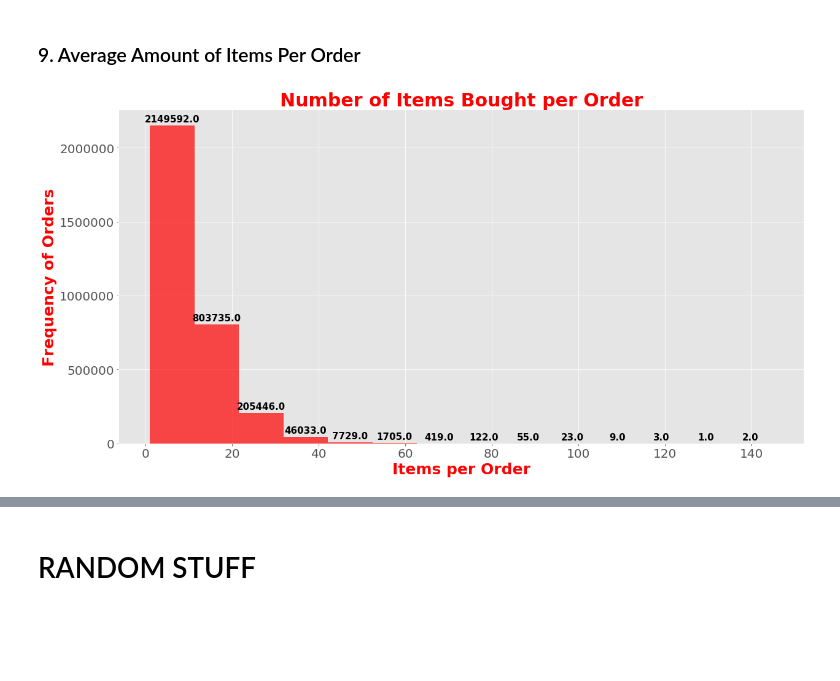
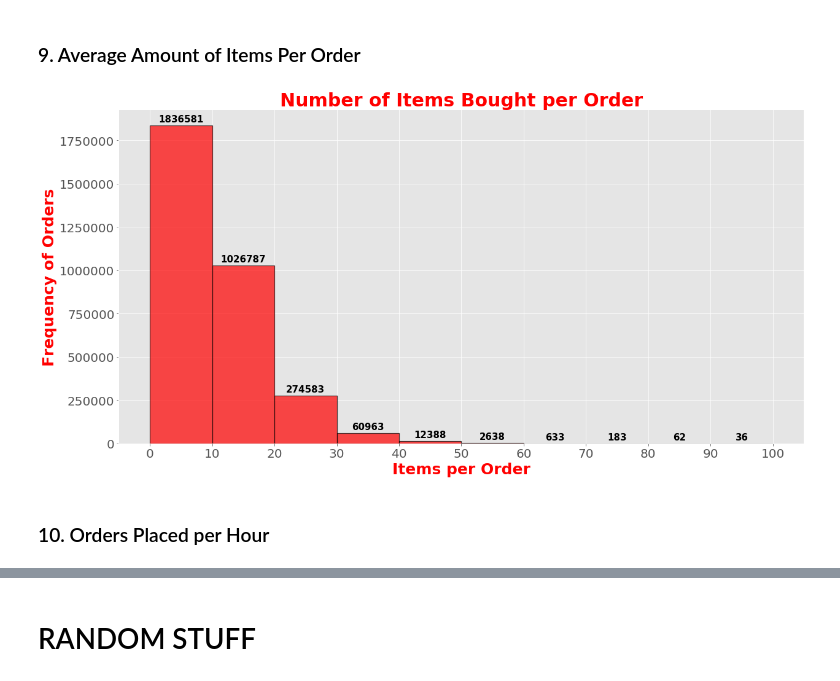
Before and after one commit to WinrichSy/Capstone_Instagram, a Jupyter notebook: Capstone 1 Instacart.ipynb, the cells around one changed output, grey strips where cells are left out. Drawn from its saved outputs; the diff is of its cells as text; code cells hidden in the pictures; blank space fills up the shorter version.

```diff
--- a/Capstone 1 Instacart.ipynb
+++ b/Capstone 1 Instacart.ipynb
@@ -231,7 +231,7 @@ def autolabel(rects):
 #         print('height: ', rect.get_height())
 #         print('get_x: ', rect.get_x())
 #         print('get_y: ', rect.get_y())
-        ax.annotate('{}'.format(height),
+        ax.annotate('{}'.format(int(height)),
                     xy=(rect.get_x() + rect.get_width() / 2, height),
                     xytext=(0, 3),  # 3 points vertical offset
                     weight = 'bold',
@@ -655,19 +662,22 @@ query = '''SELECT DISTINCT order_id, COUNT(add_to_cart_order) as num_of_items
 num_items_per_order = spark.sql(query).toPandas()
 # %%
 #9.2 Plot histogram
+#TODO: done
 color = 'red'
 fig, ax = plt.subplots(figsize=(20,10))
-num_bins = max(num_items_per_order['num_of_items'])//10
+max_val = max(user_orders_df['orders'])
 
-items, bins, patches = ax.hist(num_items_per_order['num_of_items'], num_bins, color = color, alpha=0.7)
-plt.xticks(size = 20, rotation=0)
+items, bins, patches = ax.hist(num_items_per_order['num_of_items'], bins = range(0,max_val+1,10), color = color, alpha=0.7, edgecolor='black', linewidth=1.2)
+plt.xticks(range(0,max_val+1,10), size=20)
 plt.yticks(size = 20)
 plt.xlabel('Items per Order', size=25, color=color, weight='bold')
 plt.ylabel('Frequency of Orders', size=25, color=color, weight='bold')
 plt.title('Number of Items Bought per Order', fontsize=30, color=color, weight='bold')
 
 autolabel(patches)
 
 plt.show()
 # %% [output]
-[figure, old version]
+[figure, new version]
+# %% [markdown]
+### 10. Orders Placed per Hour
```
Also changed, not shown: parts of 13 cells of this notebook.
